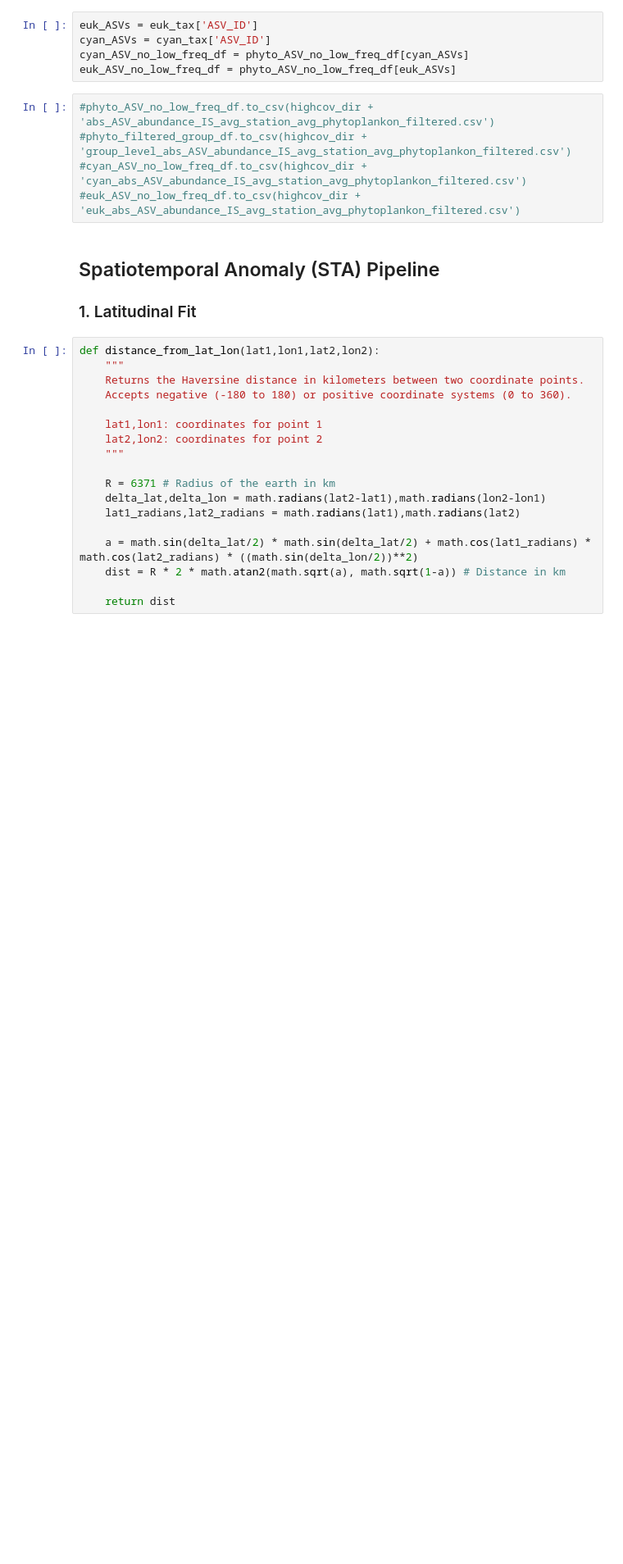
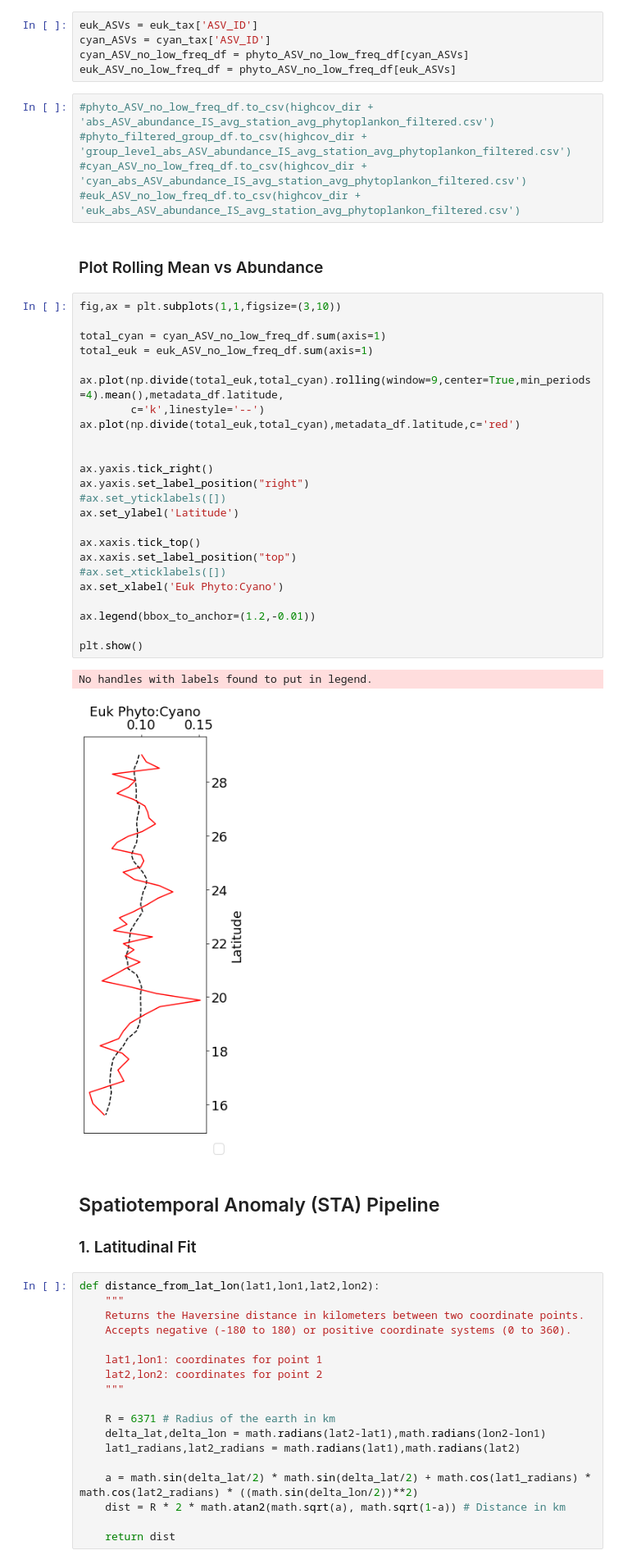
Before and after one commit to lexi-jones/G4_phyto_advection, a Jupyter notebook: lat_diel_running_means_v3.ipynb, the cells around one changed output. Shown at 82% size. Drawn from its saved outputs; the diff is of its cells as text; blank space fills up the shorter version.

```diff
--- a/lat_diel_running_means_v3.ipynb
+++ b/lat_diel_running_means_v3.ipynb
@@ -454,6 +453,35 @@ euk_ASV_no_low_freq_df = phyto_ASV_no_low_freq_df[euk_ASVs]
 #phyto_filtered_group_df.to_csv(highcov_dir + 'group_level_abs_ASV_abundance_IS_avg_station_avg_phytoplankon_filtered.csv')
 #cyan_ASV_no_low_freq_df.to_csv(highcov_dir + 'cyan_abs_ASV_abundance_IS_avg_station_avg_phytoplankon_filtered.csv')
 #euk_ASV_no_low_freq_df.to_csv(highcov_dir + 'euk_abs_ASV_abundance_IS_avg_station_avg_phytoplankon_filtered.csv')
+# %% [markdown]
+### Plot Rolling Mean vs Abundance
+# %%
+fig,ax = plt.subplots(1,1,figsize=(3,10))
+
+total_cyan = cyan_ASV_no_low_freq_df.sum(axis=1)
+total_euk = euk_ASV_no_low_freq_df.sum(axis=1)
+
+ax.plot(np.divide(total_euk,total_cyan).rolling(window=9,center=True,min_periods=4).mean(),metadata_df.latitude,
+        c='k',linestyle='--')
+ax.plot(np.divide(total_euk,total_cyan),metadata_df.latitude,c='red')
+
+
+ax.yaxis.tick_right()
+ax.yaxis.set_label_position("right")
+#ax.set_yticklabels([])
+ax.set_ylabel('Latitude')
+
+ax.xaxis.tick_top()
+ax.xaxis.set_label_position("top")
+#ax.set_xticklabels([])
+ax.set_xlabel('Euk Phyto:Cyano')
+
+ax.legend(bbox_to_anchor=(1.2,-0.01))
+
+plt.show()
+# %% [output]
+No handles with labels found to put in legend.
+[figure, added]
 # %% [markdown]
 ## Spatiotemporal Anomaly (STA) Pipeline
 
```
Also changed, not shown: parts of 2 cells of this notebook, 4 other files.
